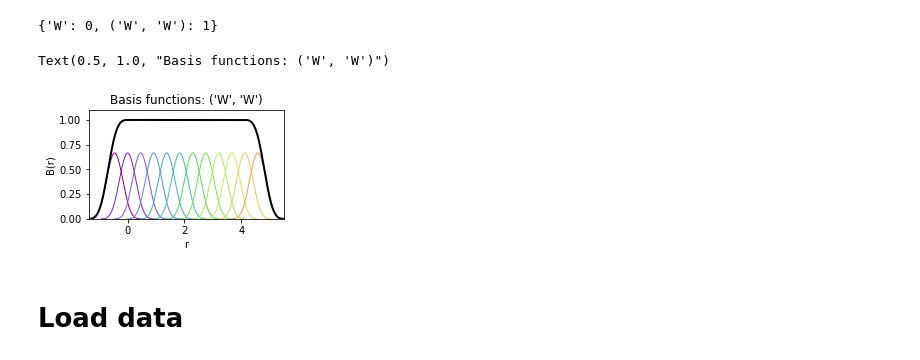
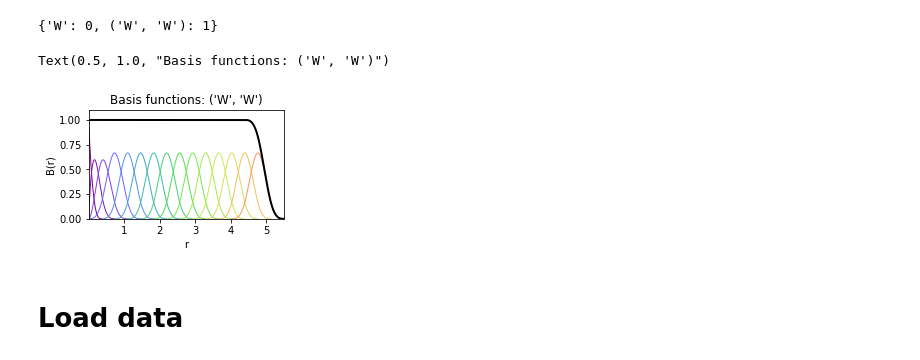
Before and after one commit to uf3/uf3, a Jupyter notebook: examples/tungsten_extxyz/pair_potential_WIP.ipynb, the cells around one changed output. Drawn from its saved outputs; the diff is of its cells as text; code cells hidden in the pictures.

Commit message:
Update tungsten notebook (pair potential only).

````diff
--- a/examples/tungsten_extxyz/pair_potential_WIP.ipynb
+++ b/examples/tungsten_extxyz/pair_potential_WIP.ipynb
@@ -87,14 +87,14 @@ ChemicalSystem:
 
 ```leading_trim (int)```: similar for leading basis functions (small distances).
 # %%
-r_min_map = {('W', 'W'): None,
+r_min_map = {('W', 'W'): 0.001,
             }
 r_max_map = {('W', 'W'): 5.5,
             }
 resolution_map = {('W', 'W'): 15,
                  }
 trailing_trim = 3
-leading_trim = 3
+leading_trim = 0
 # %% [markdown]
 # Demo parameters
 ```n_cores```: number of workers to use in parallel for feature generation
@@ -140,22 +140,22 @@ bspline_config.get_interaction_partitions()[1]
 {'W': 0, ('W', 'W'): 1}
 # %%
 pair = bspline_config.interactions_map[2][0]
-k_plot = bspline_config.knots_map[pair][3: -3]
+k_plot = bspline_config.knots_map[pair][: -3]
 c_plot = np.ones(len(k_plot) - 4)
 
 fig, ax = plt.subplots(figsize=(3.5, 2))
 plotting.visualize_basis_functions(c_plot,
                                    k_plot,
                                    ax=ax)
 plotting.visualize_pair_potential(c_plot,
                                   k_plot,
                                   color="black",
                                   ax=ax)
 plt.ylim(0, 1.1)
 plt.title(f"Basis functions: {str(pair)}")
 # %% [output]
 Text(0.5, 1.0, "Basis functions: ('W', 'W')")
-[figure, old version]
+[figure, new version]
 # %% [markdown]
 # Load data
 # %%
````
Also changed, not shown: parts of 22 cells of this notebook.
